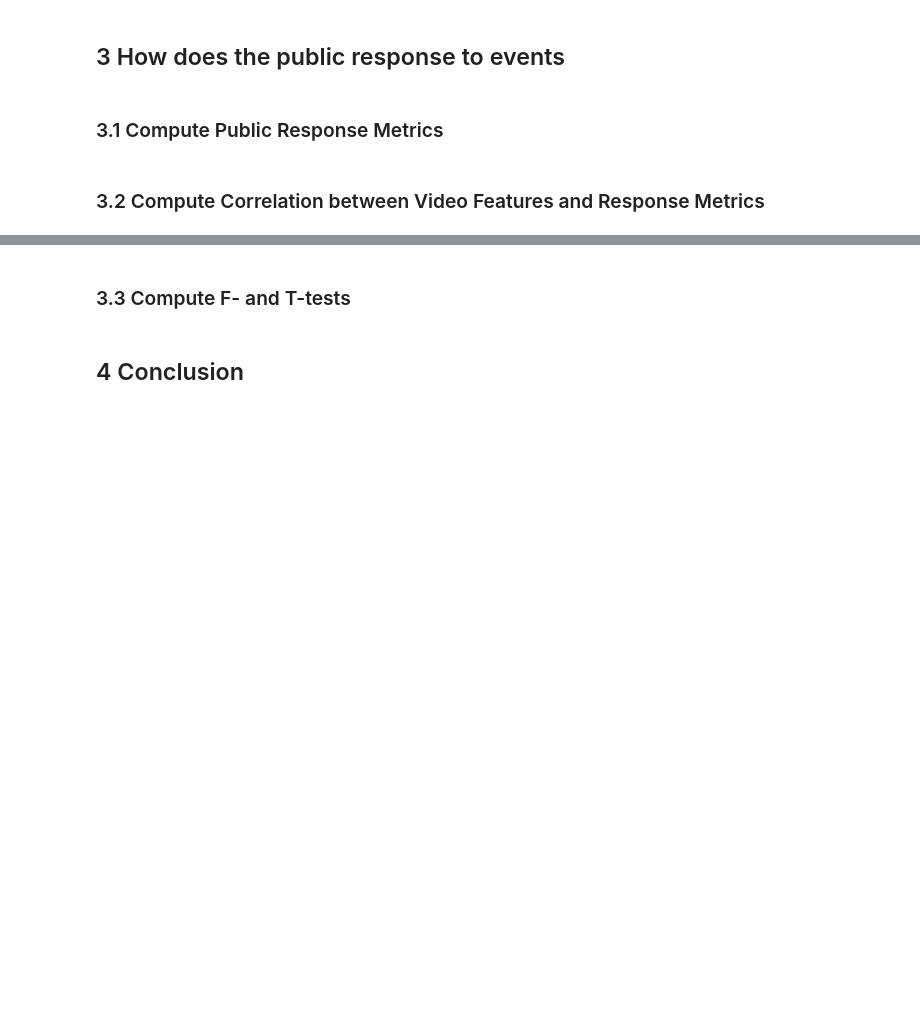
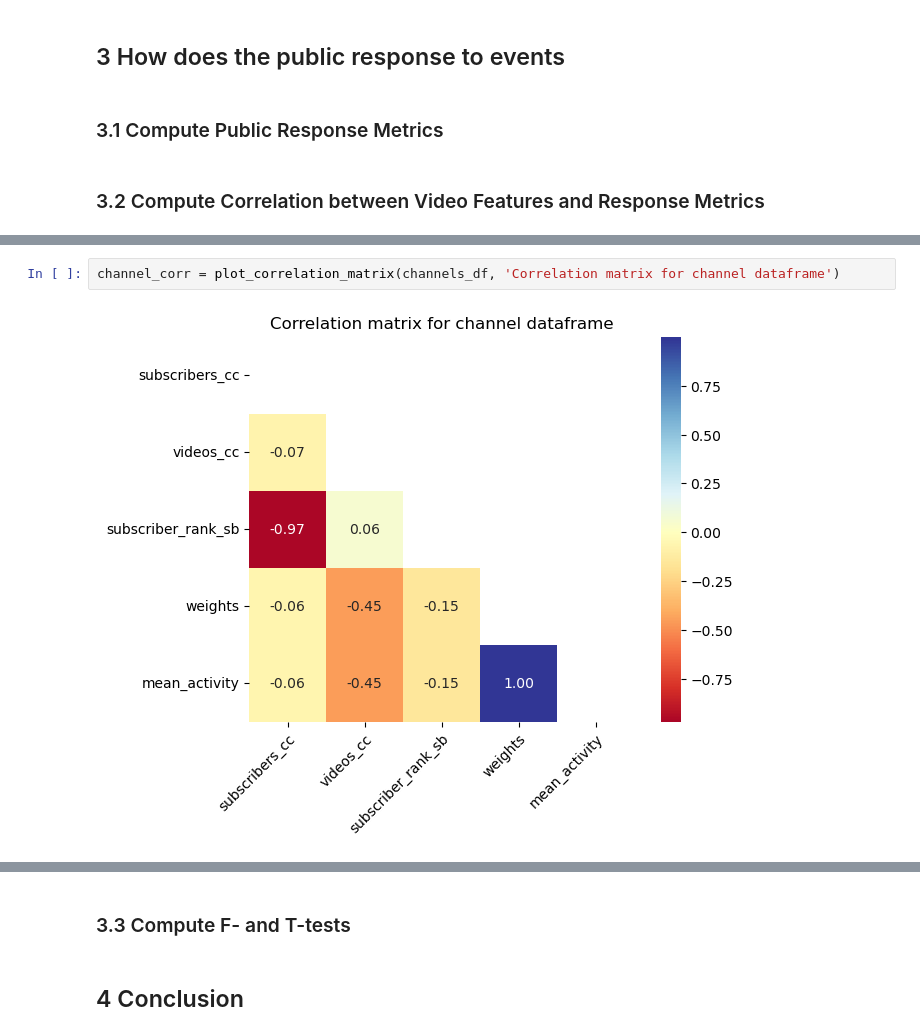
Before and after one commit to epfl-ada/ada-2024-project-lil0mohammadali, a Jupyter notebook: results.ipynb, the cells around one changed output, grey strips where cells are left out. Cells and saved outputs as stored; diff of their text form; blank space fills up the shorter version.

```diff
--- a/results.ipynb
+++ b/results.ipynb
@@ -363,0 +384,4 @@ USE PLOTS
+# %%
+channel_corr = plot_correlation_matrix(channels_df, 'Correlation matrix for channel dataframe')
+# %% [output]
+[figure, added]
```
Also changed, not shown: parts of 6 cells of this notebook.
